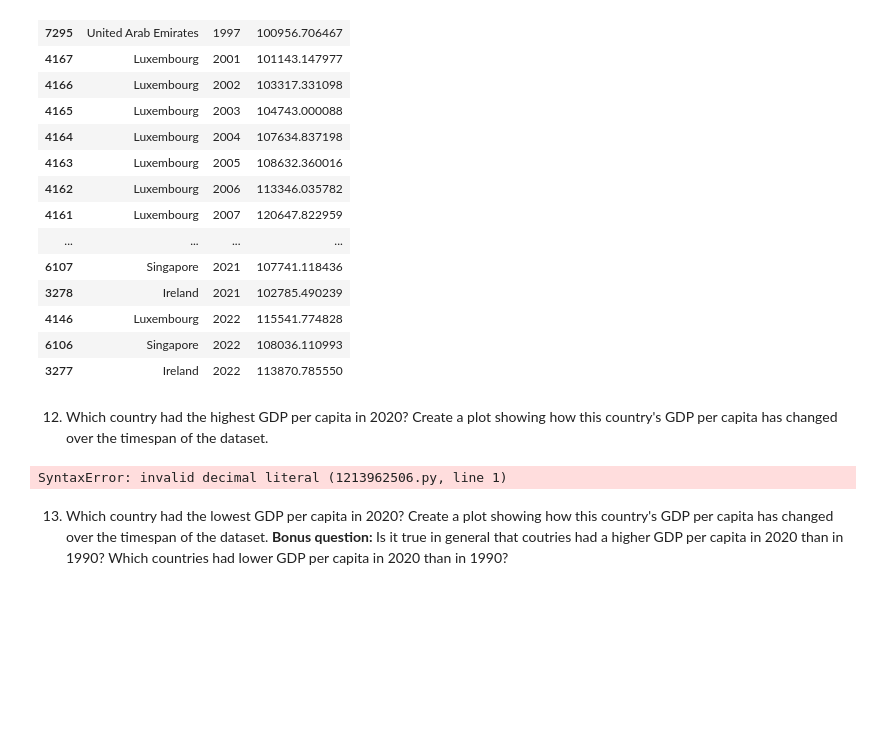
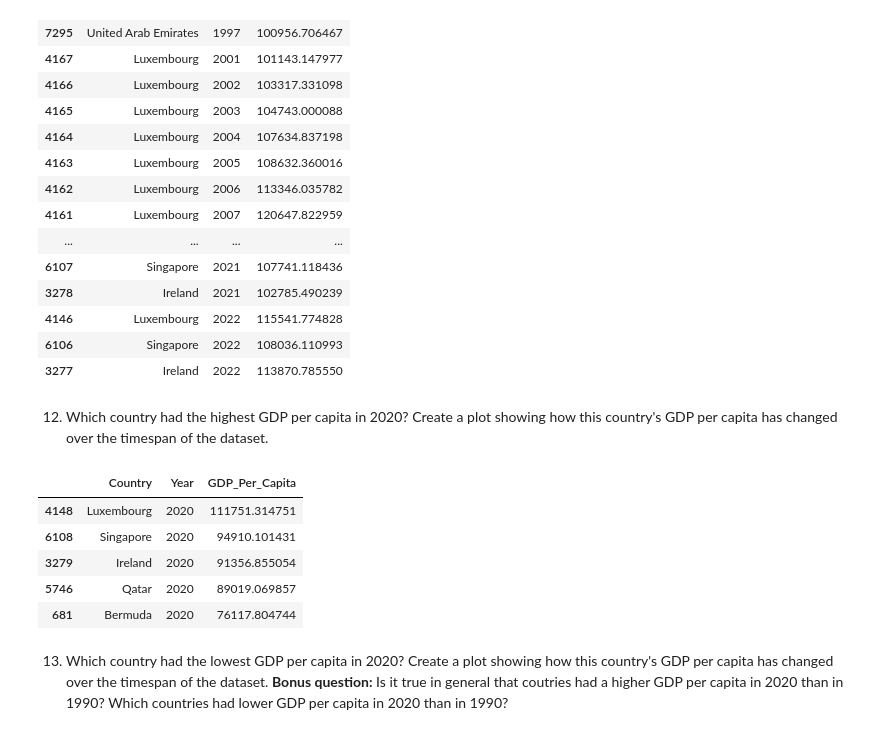
Before and after one commit to NSS-Data-Analytics-Cohort-12/un-python-Jtoppins24, a Jupyter notebook: notebooks/un_python.ipynb, the cells around one changed output. Cells and saved outputs as stored; diff of their text form; code cells hidden in the pictures; blank space fills up the shorter version.

```diff
--- a/notebooks/un_python.ipynb
+++ b/notebooks/un_python.ipynb
@@ -273,8 +275,17 @@ greater_GDP_sorted[['Country', 'Year', 'GDP_Per_Capita']]
 # %% [markdown]
 12. Which country had the highest GDP per capita in 2020? Create a plot showing how this country's GDP per capita has changed over the timespan of the dataset.
 # %%
-2020_GDP = gdp_df[gdp_df['Year'] == 2020]
-2020_GDP_max = greater_GDP.max('GDP_Per_Capita')
-2020_GDP_max[['Country', 'Year', 'GDP_Per_Capita']]
+highest_gdp = gdp_df[gdp_df['Year'] == 2020].sort_values('GDP_Per_Capita', ascending=False)
+highest_gdp.head()
+
+#would like to try this way too
+#2020_GDP = gdp_df[gdp_df['Year'] == 2020]
+#2020_GDP_max = greater_GDP.max('GDP_Per_Capita')
+#2020_GDP_max[['Country', 'Year', 'GDP_Per_Capita']]
 # %% [output]
-SyntaxError: invalid decimal literal (1213962506.py, line 1)
+|  | Country | Year | GDP_Per_Capita |
+| 4148 | Luxembourg | 2020 | 111751.314751 |
+| 6108 | Singapore | 2020 | 94910.101431 |
+| 3279 | Ireland | 2020 | 91356.855054 |
+| 5746 | Qatar | 2020 | 89019.069857 |
+| 681 | Bermuda | 2020 | 76117.804744 |
```
Also changed, not shown: parts of 27 cells of this notebook.
